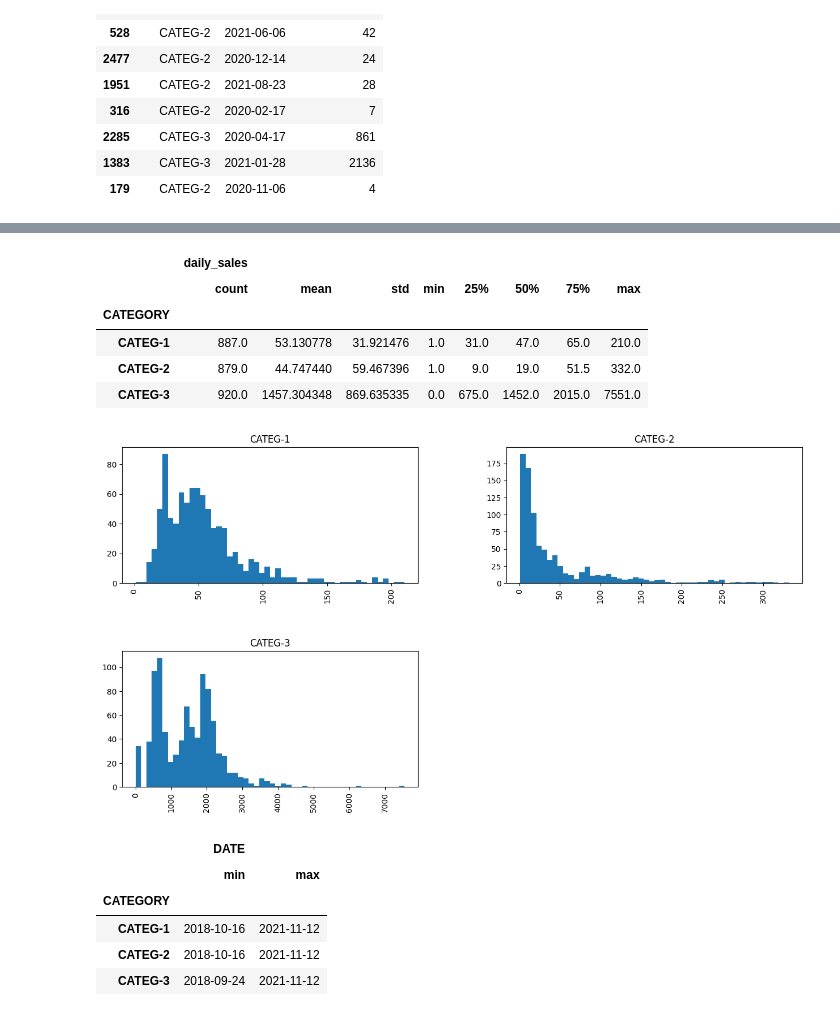
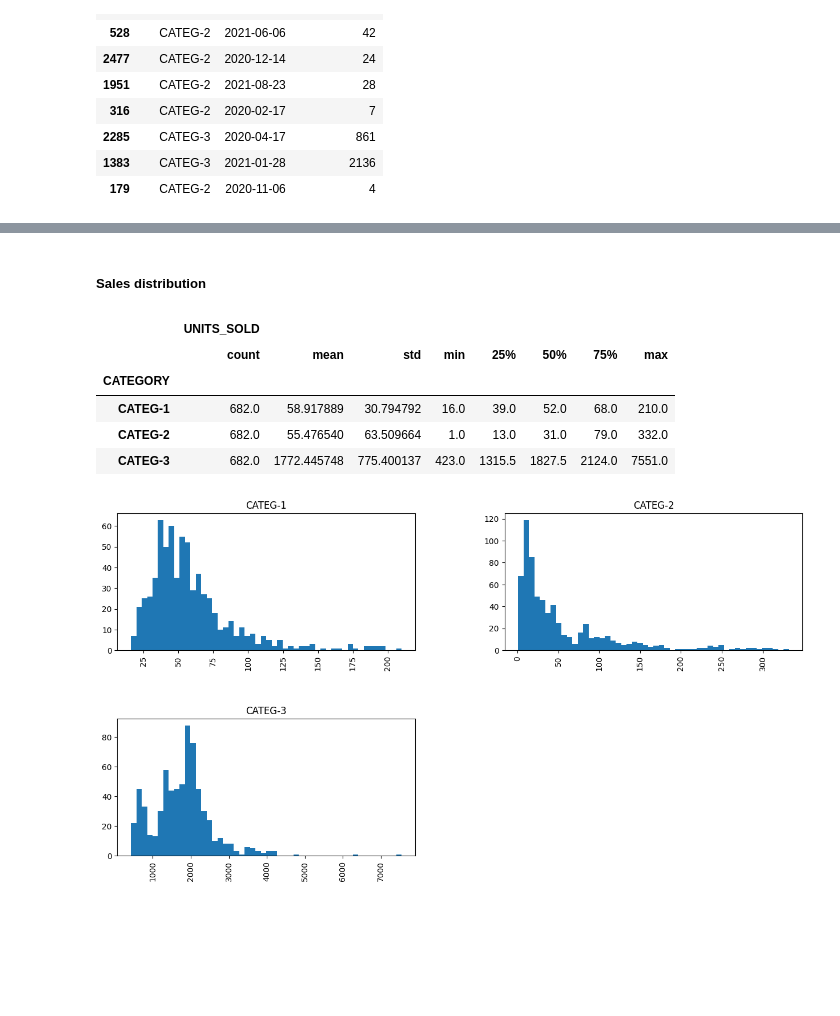
Before and after one commit to ldarre/ml_tech_challenge, a Jupyter notebook: Part-4/forecasting.ipynb, the cells around one changed output, grey strips where cells are left out. Drawn from its saved outputs; the diff is of its cells as text; code cells hidden in the pictures; blank space fills up the shorter version.

```diff
--- a/Part-4/forecasting.ipynb
+++ b/Part-4/forecasting.ipynb
@@ -211,0 +349,5 @@ InvalidIndexError: (slice(0, 30, None), slice(None, None, None))
+# %%
+data_raw = data_raw.astype({"DATE": np.datetime64})
+data_raw.loc[data_raw["CATEGORY"] == "CATEG-1"].plot(x="DATE", y="UNITS_SOLD")
+data_raw.loc[data_raw["CATEGORY"] == "CATEG-2"].plot(x="DATE", y="UNITS_SOLD")
+data_raw.loc[data_raw["CATEGORY"] == "CATEG-3"].plot(x="DATE", y="UNITS_SOLD")
@@ -211,0 +359,6 @@ InvalidIndexError: (slice(0, 30, None), slice(None, None, None))
+# %%
+data_raw = data_raw.loc[data_raw["DATE"].dt.year > 2019]
+
+data_raw.loc[data_raw["CATEGORY"] == "CATEG-1"].plot(x="DATE", y="UNITS_SOLD")
+data_raw.loc[data_raw["CATEGORY"] == "CATEG-2"].plot(x="DATE", y="UNITS_SOLD")
+data_raw.loc[data_raw["CATEGORY"] == "CATEG-3"].plot(x="DATE", y="UNITS_SOLD")
@@ -212,22 +370,15 @@ InvalidIndexError: (slice(0, 30, None), slice(None, None, None))
+# %% [markdown]
+##### Sales distribution
 # %%
-data[["CATEGORY", "daily_sales"]].groupby("CATEGORY").describe()
+data_raw[["CATEGORY", "UNITS_SOLD"]].groupby("CATEGORY").describe()
 # %% [output]
-|  | daily_sales |  |  |  |  |  |  |  |
+|  | UNITS_SOLD |  |  |  |  |  |  |  |
 |  | count | mean | std | min | 25% | 50% | 75% | max |
 | CATEGORY |  |  |  |  |  |  |  |  |
-| CATEG-1 | 887.0 | 53.130778 | 31.921476 | 1.0 | 31.0 | 47.0 | 65.0 | 210.0 |
-| CATEG-2 | 879.0 | 44.747440 | 59.467396 | 1.0 | 9.0 | 19.0 | 51.5 | 332.0 |
-| CATEG-3 | 920.0 | 1457.304348 | 869.635335 | 0.0 | 675.0 | 1452.0 | 2015.0 | 7551.0 |
+| CATEG-1 | 682.0 | 58.917889 | 30.794792 | 16.0 | 39.0 | 52.0 | 68.0 | 210.0 |
+| CATEG-2 | 682.0 | 55.476540 | 63.509664 | 1.0 | 13.0 | 31.0 | 79.0 | 332.0 |
+| CATEG-3 | 682.0 | 1772.445748 | 775.400137 | 423.0 | 1315.5 | 1827.5 | 2124.0 | 7551.0 |
 # %%
-h = data[["CATEGORY", "daily_sales"]].hist(by="CATEGORY", figsize=(15,8), bins=50)
+h = data_raw[["CATEGORY", "UNITS_SOLD"]].hist(by="CATEGORY", figsize=(15,8), bins=50)
 # %% [output]
-[figure, old version]
+[figure, new version]
-# %%
-data[["CATEGORY", "DATE"]].groupby("CATEGORY").agg(["min","max"])
-# %% [output]
-|  | DATE |  |
-|  | min | max |
-| CATEGORY |  |  |
-| CATEG-1 | 2018-10-16 | 2021-11-12 |
-| CATEG-2 | 2018-10-16 | 2021-11-12 |
-| CATEG-3 | 2018-09-24 | 2021-11-12 |
```
Also changed, not shown: parts of 18 cells of this notebook.
